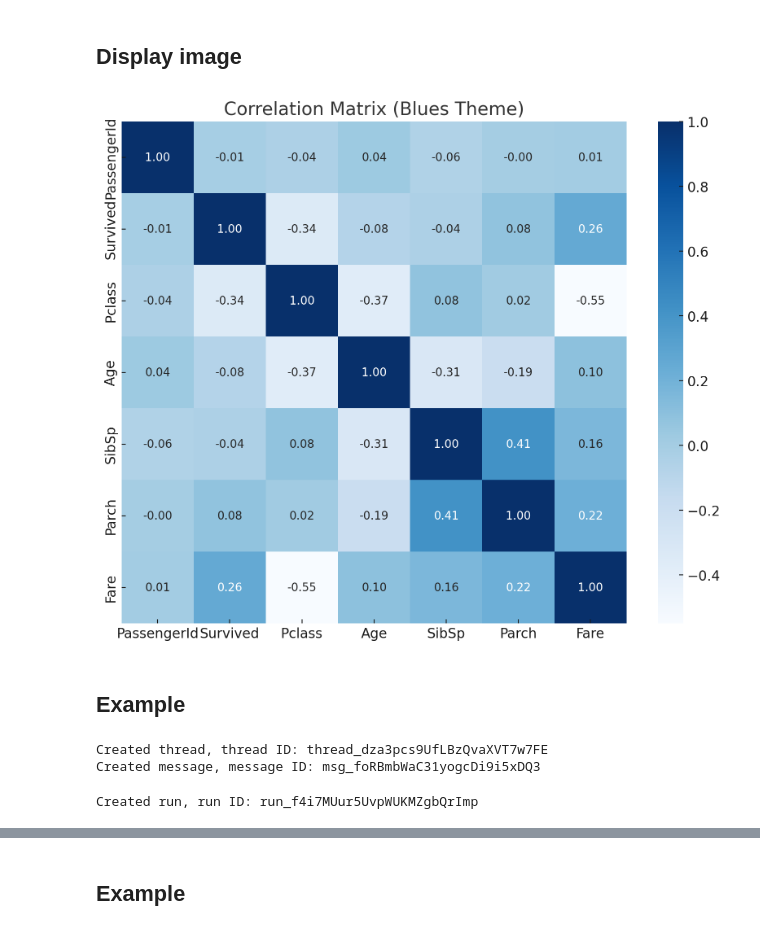
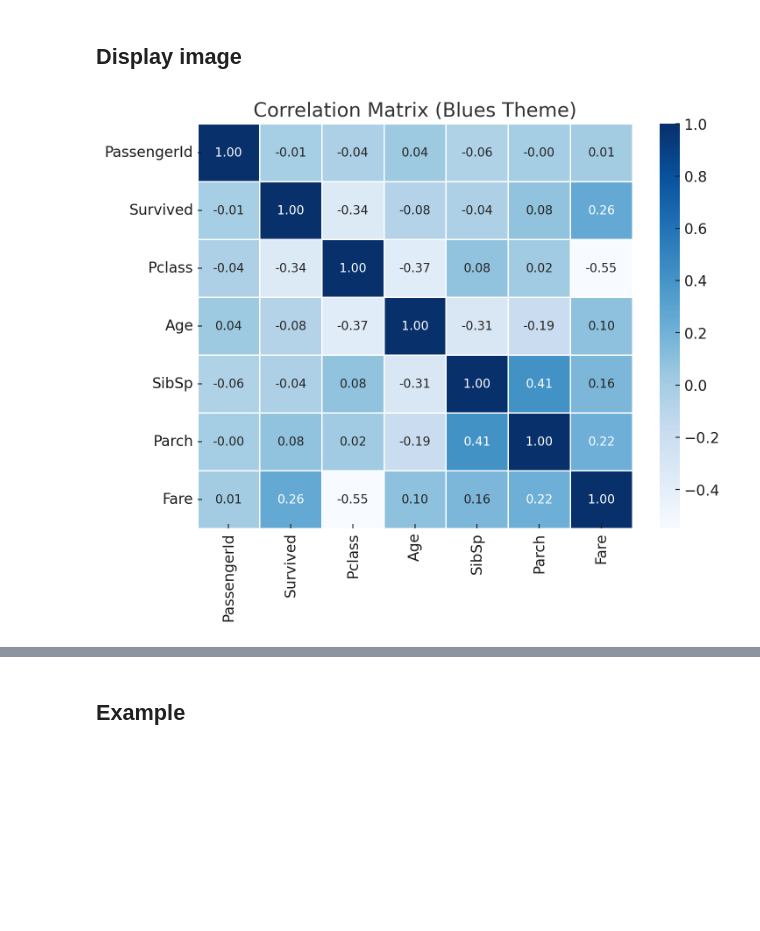
Before and after one commit to darkanita/Agents_Demos, a Jupyter notebook: 1_Azure Agent Service/NOTEBOOKS/4 Azure AI Agent service - Code interpreter.ipynb, the cells around one changed output, grey strips where cells are left out. Cells and saved outputs as stored; diff of their text form; code cells hidden in the pictures; blank space fills up the shorter version.

```diff
--- a/1_Azure Agent Service/NOTEBOOKS/4 Azure AI Agent service - Code interpreter.ipynb
+++ b/1_Azure Agent Service/NOTEBOOKS/4 Azure AI Agent service - Code interpreter.ipynb
@@ -183,36 +187,10 @@ MessageRole.USER: Plot a correlation matrix using the blues theme
 # %%
 from IPython.display import Image, display
 from pathlib import Path
 
+file_id = img.image_file.file_id
+file_name = f"./{file_id}_image_file.png"
 file_path = Path.cwd() / file_name
 display(Image(filename=str(file_path)))
 # %% [output]
-[figure, old version]
+[figure, new version]
-# %% [markdown]
-## Example
-# %%
-# create a thread
-thread = project_client.threads.create()
-print(f"Created thread, thread ID: {thread.id}")
-
-prompt = "Generate a survival count by Gender plot and the age distribution. Use some blues colors."
-
-# create a message
-message = project_client.messages.create(
-    thread_id=thread.id,
-    role="user",
-    content=prompt,
-)
-print(f"Created message, message ID: {message.id}")
-# %% [output]
-Created thread, thread ID: thread_dza3pcs9UfLBzQvaXVT7w7FE
-Created message, message ID: msg_foRBmbWaC31yogcDi9i5xDQ3
-# %%
-# create a run for the agent
-run = project_client.runs.create_and_process(thread_id=thread.id,
-                                                   agent_id=agent.id)
-print(f"Created run, run ID: {run.id}")
-
-run.usage
-# %% [output]
-Created run, run ID: run_f4i7MUur5UvpWUKMZgbQrImp
```
Also changed, not shown: parts of 24 cells of this notebook, 13 other files.
